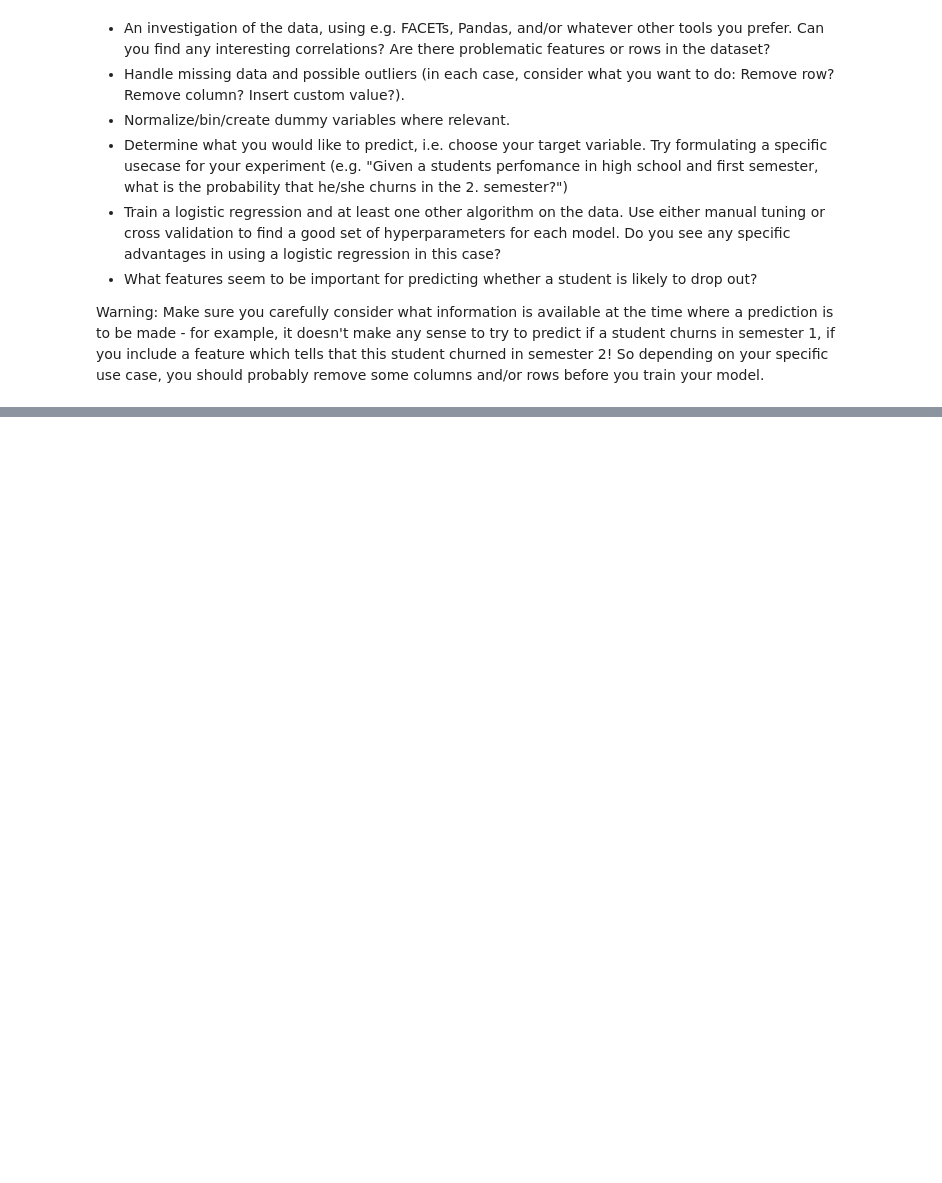
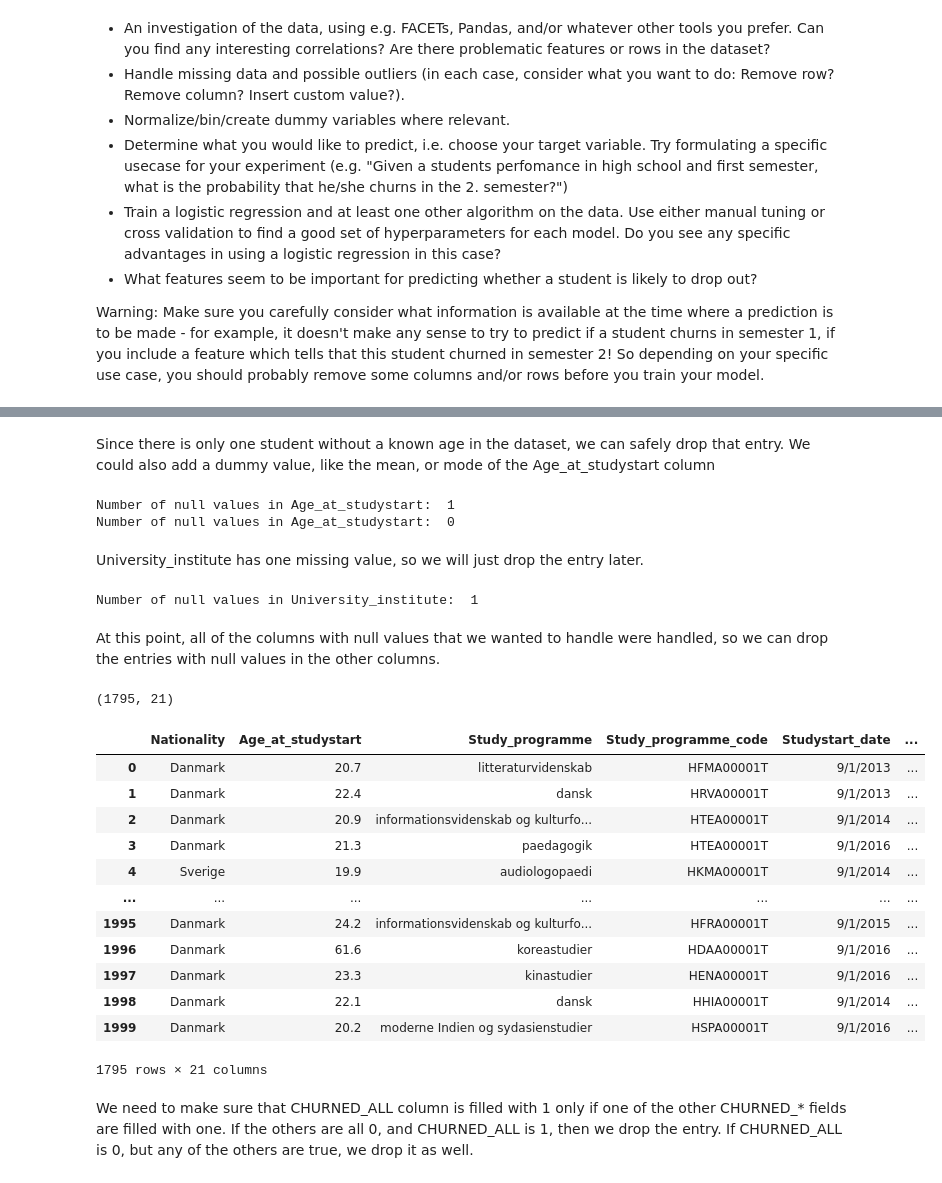
Before and after one commit to rpetro79/MAL-assignment, a Jupyter notebook: Assignment1.ipynb, the cells around one changed output, grey strips where cells are left out. Cells and saved outputs as stored; diff of their text form; code cells hidden in the pictures; blank space fills up the shorter version.

```diff
--- a/Assignment1.ipynb
+++ b/Assignment1.ipynb
@@ -168,0 +209,7 @@ Warning: Make sure you carefully consider what information is available at the t
+# %%
+# the columns that are irrelevant and can be dropped right away are: Studyend_month, Studyend_year, Status, Passed_ects_SEM1, Grade_point_average_SEM1, SU_clips_used
+
+data=data.drop(columns=['Studyend_month', 'Studyend_year', 'Status', 'Passed_ects_SEM1', 'Grade_point_average_SEM1', 'SU_clips_used'])
+
+#columns that are irrelevant, but need are needed for data preparation: 'CHURNED_IN_SEM1', 'CHURNED_IN_SEM2', 'CHURNED_AFTER_SEM1', 'CHURNED_AFTER_SEM2', 'CHURNED_SEM2THROUGHSEM3'
+print(data.columns)
@@ -168,0 +284,38 @@ Warning: Make sure you carefully consider what information is available at the t
+# %% [markdown]
+Since there is only one student without a known age in the dataset, we can safely drop that entry. We could also add a dummy value, like the mean, or mode of the Age_at_studystart column
+# %%
+print("Number of null values in Age_at_studystart: ", data['Age_at_studystart'].isnull().sum())
+data['Age_at_studystart'] = data['Age_at_studystart'].fillna(data['Age_at_studystart'].mode()[0])
+print("Number of null values in Age_at_studystart: ", data['Age_at_studystart'].isnull().sum())
+# %% [output]
+Number of null values in Age_at_studystart:  1
+Number of null values in Age_at_studystart:  0
+# %% [markdown]
+University_institute has one missing value, so we will just drop the entry later.
+# %%
+print("Number of null values in University_institute: ", data['University_institute'].isnull().sum())
+# %% [output]
+Number of null values in University_institute:  1
+# %% [markdown]
+At this point, all of the columns with null values that we wanted to handle were handled, so we can drop the entries with null values in the other columns.
+# %%
+data=data.dropna()
+print(data.shape)
+data
+# %% [output]
+(1795, 21)
+|  | Nationality | Age_at_studystart | Study_programme | Study_programme_code | Studystart_date | ... |
+| 0 | Danmark | 20.7 | litteraturvidenskab | HFMA00001T | 9/1/2013 | ... |
+| 1 | Danmark | 22.4 | dansk | HRVA00001T | 9/1/2013 | ... |
+| 2 | Danmark | 20.9 | informationsvidenskab og kulturfo... | HTEA00001T | 9/1/2014 | ... |
+| 3 | Danmark | 21.3 | paedagogik | HTEA00001T | 9/1/2016 | ... |
+| 4 | Sverige | 19.9 | audiologopaedi | HKMA00001T | 9/1/2014 | ... |
+| ... | ... | ... | ... | ... | ... | ... |
+| 1995 | Danmark | 24.2 | informationsvidenskab og kulturfo... | HFRA00001T | 9/1/2015 | ... |
+| 1996 | Danmark | 61.6 | koreastudier | HDAA00001T | 9/1/2016 | ... |
+| 1997 | Danmark | 23.3 | kinastudier | HENA00001T | 9/1/2016 | ... |
+| 1998 | Danmark | 22.1 | dansk | HHIA00001T | 9/1/2014 | ... |
+| 1999 | Danmark | 20.2 | moderne Indien og sydasienstudier | HSPA00001T | 9/1/2016 | ... |
+1795 rows × 21 columns
+# %% [markdown]
+We need to make sure that CHURNED_ALL column is filled with 1 only if one of the other CHURNED_* fields are filled with one. If the others are all 0, and CHURNED_ALL is 1, then we drop the entry. If CHURNED_ALL is 0, but any of the others are true, we drop it as well.
```
Also changed, not shown: parts of 15 cells of this notebook.
